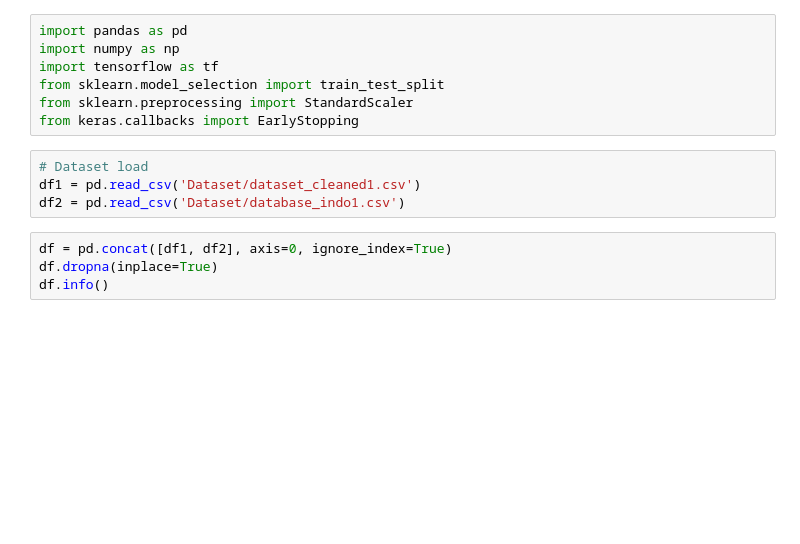
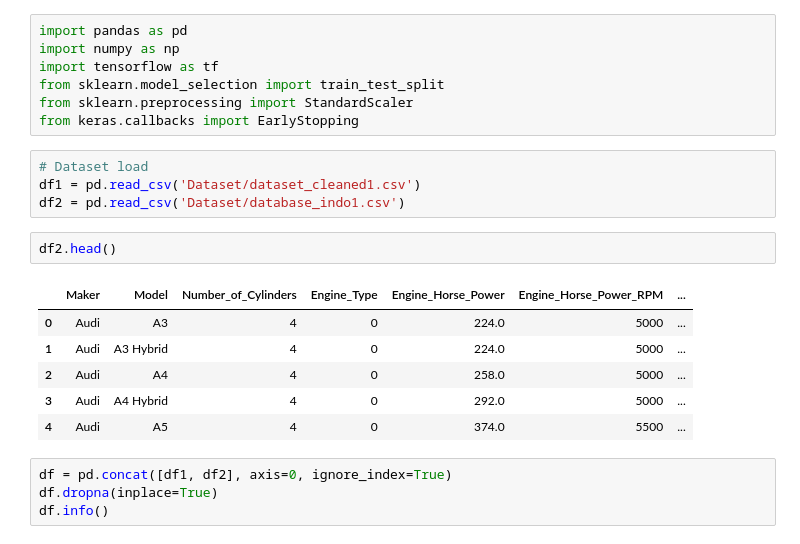
Before and after one commit to Lut-Fuel/Machine-Learning, a Jupyter notebook: model_test copy.ipynb, the cells around one changed output. Drawn from its saved outputs; the diff is of its cells as text; blank space fills up the shorter version.

```diff
--- a/model_test copy.ipynb
+++ b/model_test copy.ipynb
@@ -9,6 +9,15 @@ from keras.callbacks import EarlyStopping
 # Dataset load
 df1 = pd.read_csv('Dataset/dataset_cleaned1.csv')
 df2 = pd.read_csv('Dataset/database_indo1.csv')
+# %%
+df2.head()
+# %% [output]
+|  | Maker | Model | Number_of_Cylinders | Engine_Type | Engine_Horse_Power | Engine_Horse_Power_RPM | ... |
+| 0 | Audi | A3 | 4 | 0 | 224.0 | 5000 | ... |
+| 1 | Audi | A3 Hybrid | 4 | 0 | 224.0 | 5000 | ... |
+| 2 | Audi | A4 | 4 | 0 | 258.0 | 5000 | ... |
+| 3 | Audi | A4 Hybrid | 4 | 0 | 292.0 | 5000 | ... |
+| 4 | Audi | A5 | 4 | 0 | 374.0 | 5500 | ... |
 # %%
 df = pd.concat([df1, df2], axis=0, ignore_index=True)
 df.dropna(inplace=True)
```
Also changed, not shown: 5 other files.
